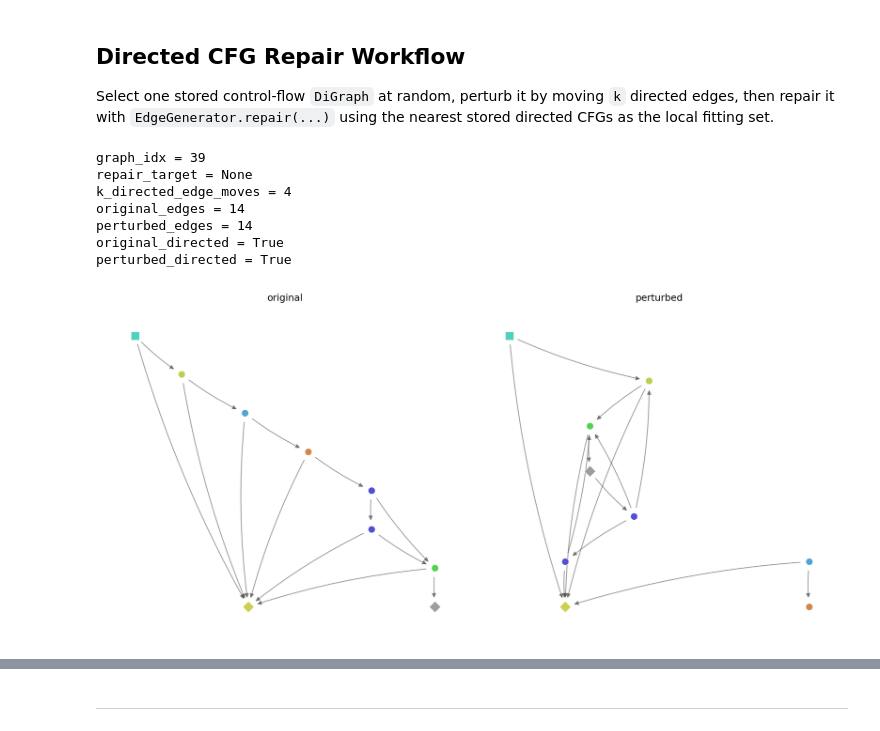
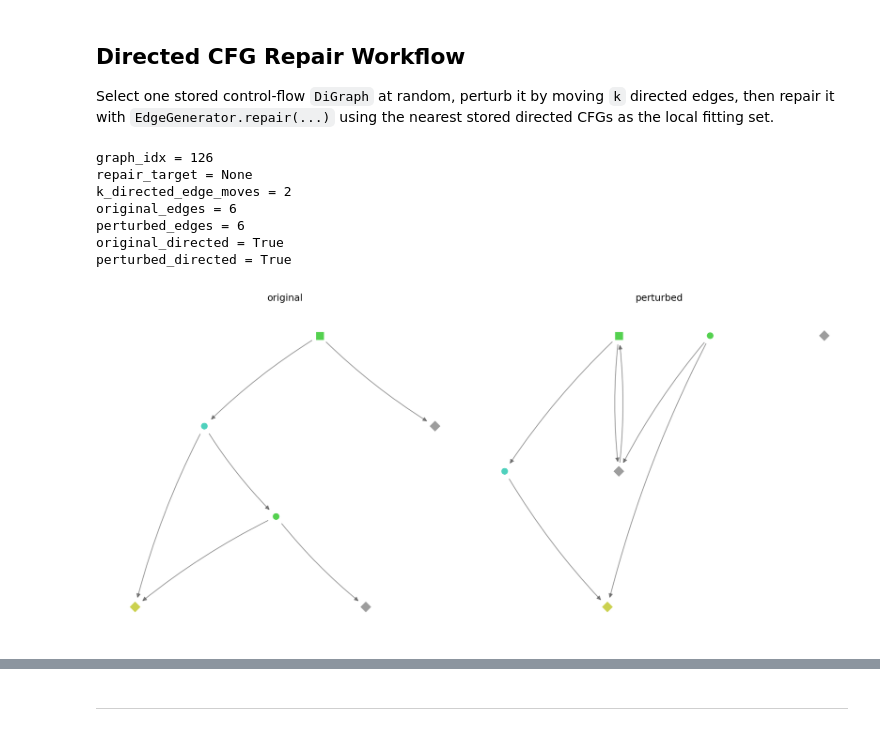
Before and after one commit to fabriziocosta/abstractgraph-generative, a Jupyter notebook: notebooks/examples/example_edge_generator_repair_directed_cfg.ipynb, the cells around one changed output, grey strips where cells are left out. Saved outputs shown, nothing was run; the diff lists cells and outputs as text; code cells hidden in the pictures.

```diff
--- a/notebooks/examples/example_edge_generator_repair_directed_cfg.ipynb
+++ b/notebooks/examples/example_edge_generator_repair_directed_cfg.ipynb
@@ -190,7 +190,7 @@ DATASET_PATH = Path(
 )
 
 dataset_name = DATASET_PATH.stem
-size = 100
+size = 300
 min_num_nodes = 5
 max_num_nodes = 10
 USE_TARGETS = False
@@ -230,4 +230,4 @@ if USE_TARGETS:
 else:
     print("targets disabled")
 
-display_graphs(graphs[:6], n_graphs_per_line=3)
+_ = display_graphs(graphs[:10], n_graphs_per_line=5)
@@ -340,43 +356,43 @@ idx = random.randrange(len(graphs))
 graph = graphs[idx]
 repair_target = targets[idx] if USE_TARGETS else None
 
-k = 4
+k = 2
 perturb_seed = 0
 
 
 def move_random_edges(graph, k, *, seed=0):
     perturbed = graph.copy()
     rng = random.Random(seed)
     for _ in range(max(0, int(k))):
         neighbors = edge_neighbors(
             perturbed,
             n_samples=1,
             seed=rng.randrange(10**9),
         )
         if not neighbors:
             break
         perturbed = neighbors[0]
     return perturbed
 
 
 perturbed_graph = move_random_edges(graph, k, seed=perturb_seed)
 
 print(f"graph_idx = {idx}")
 print(f"repair_target = {repair_target}")
 print(f"k_directed_edge_moves = {k}")
 print(f"original_edges = {graph.number_of_edges()}")
 print(f"perturbed_edges = {perturbed_graph.number_of_edges()}")
 print(f"original_directed = {graph.is_directed()}")
 print(f"perturbed_directed = {perturbed_graph.is_directed()}")
 _ = display_graphs([graph, perturbed_graph], n_graphs_per_line=2, titles=["original", "perturbed"])
 # %% [output]
-graph_idx = 39
+graph_idx = 126
 repair_target = None
-k_directed_edge_moves = 4
-original_edges = 14
-perturbed_edges = 14
+k_directed_edge_moves = 2
+original_edges = 6
+perturbed_edges = 6
 original_directed = True
 perturbed_directed = True
-[figure, old version]
+[figure, new version]
 # %%
 %%time
```
Also changed, not shown: parts of 4 cells of this notebook, 4 other files.
